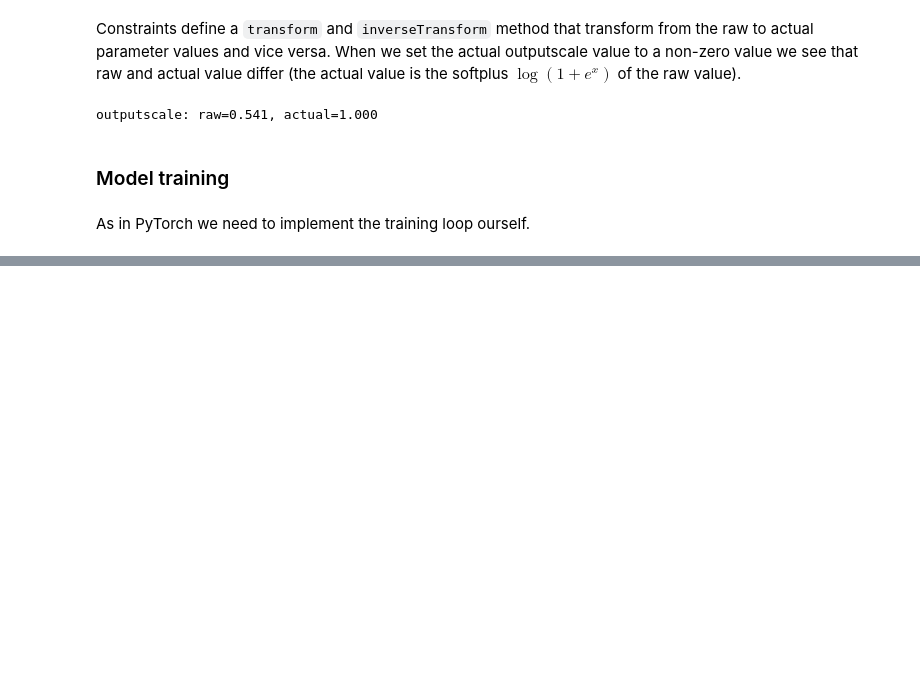
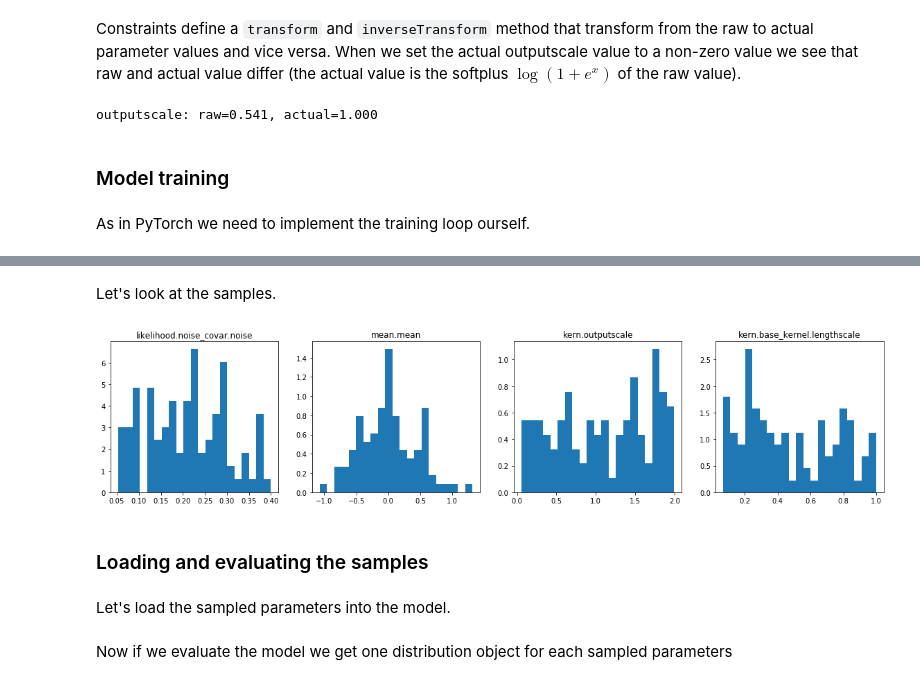
Before and after one commit to DavidWalz/mind-dump, a Jupyter notebook: packages/gpytorch.ipynb, the cells around one changed output, grey strips where cells are left out. Saved outputs shown, nothing was run; the diff lists cells and outputs as text; code cells hidden in the pictures; blank space fills up the shorter version.

```diff
--- a/packages/gpytorch.ipynb
+++ b/packages/gpytorch.ipynb
@@ -113,7 +113,7 @@ mll = gpytorch.mlls.ExactMarginalLogLikelihood(likelihood, model)
 
 for i in range(100):
     optimizer.zero_grad()
-    loss = - mll(model(x_data), y_data)
+    loss = - mll(model(train_x), train_y)
     loss.backward()
     optimizer.step()
 
@@ -131,7 +131,7 @@ mll = gpytorch.mlls.ExactMarginalLogLikelihood(likelihood, model)
 
 def closure():
     optimizer.zero_grad()
-    loss = - mll(model(x_data), y_data)
+    loss = - mll(model(train_x), train_y)
     loss.backward()
     return loss
 
@@ -170,0 +205,26 @@ ax.grid();
+# %%
+mll = gpytorch.mlls.ExactMarginalLogLikelihood(likelihood, model)
+
+def pyro_model(x, y):
+    model.pyro_sample_from_prior()
+    output = model(x)
+    loss = mll.pyro_factor(output, y)
+    return y
+
+nuts_kernel = pyro.infer.mcmc.NUTS(pyro_model, adapt_step_size=True)
+mcmc_run = pyro.infer.mcmc.MCMC(nuts_kernel, num_samples=100, warmup_steps=200)
+mcmc_run.run(train_x, train_y)
+# %% [markdown]
+Let's look at the samples.
+# %%
+samples = mcmc_run.get_samples()
+fig, axs = plt.subplots(1, len(samples), figsize=(5 * len(samples), 4))
+for i, (k, v) in enumerate(samples.items()):
+    axs[i].hist(v.squeeze(), bins=21, density=True)
+    axs[i].set_title(k.rstrip("_prior"))
+# %% [output]
+[figure, added]
+# %% [markdown]
+### Loading and evaluating the samples
+# %% [markdown]
+Let's load the sampled parameters into the model.
@@ -170,0 +233,2 @@ ax.grid();
+# %% [markdown]
+Now if we evaluate the model we get one distribution object for each sampled parameters
```
Also changed, not shown: parts of 22 cells of this notebook, 2 other files.
